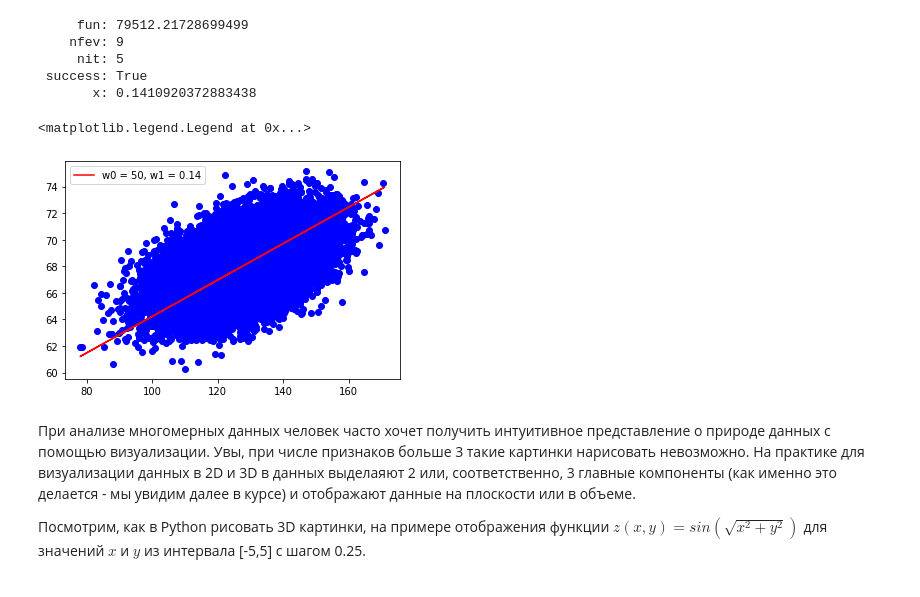
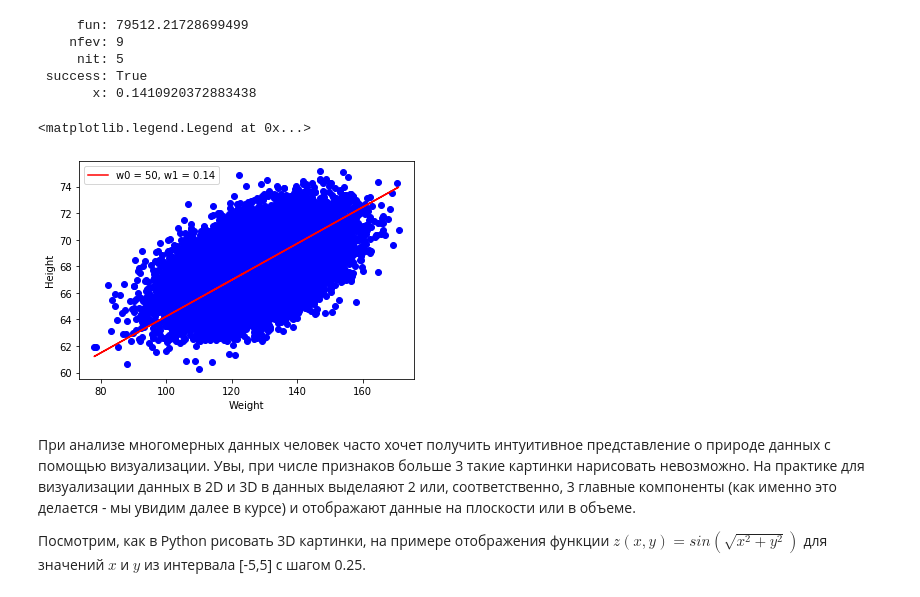
Before and after one commit to nikage/ds-and-ml-course, a Jupyter notebook: task1 2/linreg_height_weight.ipynb, the cells around one changed output. Cells and saved outputs as stored; diff of their text form; code cells hidden in the pictures.

```diff
--- a/task1 2/linreg_height_weight.ipynb
+++ b/task1 2/linreg_height_weight.ipynb
@@ -213,11 +214,13 @@ res
 # %%
 # Ваш код здесь
 plt.plot(data['Weight'], data['Height'], 'ob')
+plt.xlabel('Weight')
+plt.ylabel('Height')
 plt.plot(data['Weight'], get_line(50, 0.14), '-r', label='w0 = 50, w1 = 0.14')
 plt.legend()
 # %% [output]
 <matplotlib.legend.Legend at 0x...>
-[figure, old version]
+[figure, new version]
 # %% [markdown]
 При анализе многомерных данных человек часто хочет получить интуитивное представление о природе данных с помощью визуализации. Увы, при числе признаков больше 3 такие картинки нарисовать невозможно. На практике для визуализации данных в 2D и 3D в данных выделаяют 2 или, соответственно, 3 главные компоненты (как именно это делается - мы увидим далее в курсе) и отображают данные на плоскости или в объеме.
 
```
Also changed, not shown: parts of 2 cells of this notebook.
